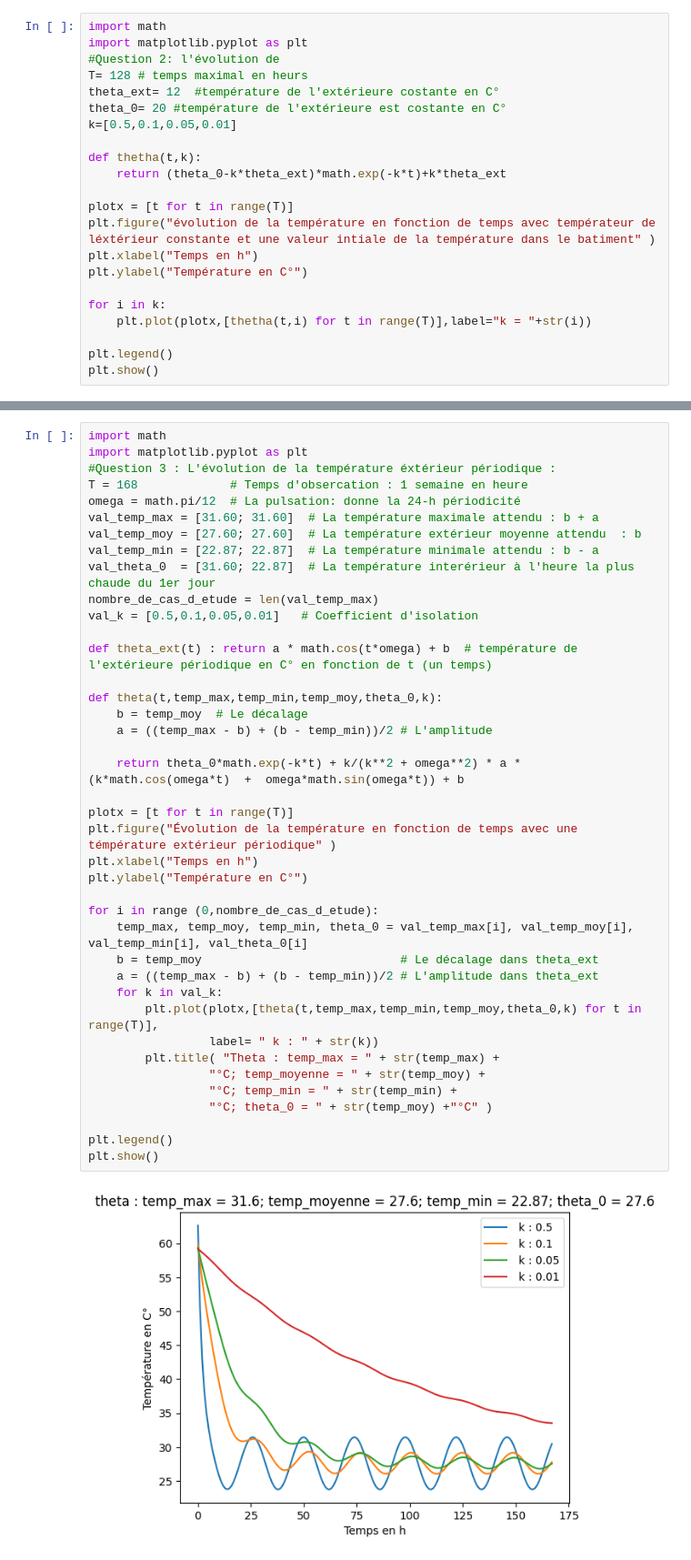
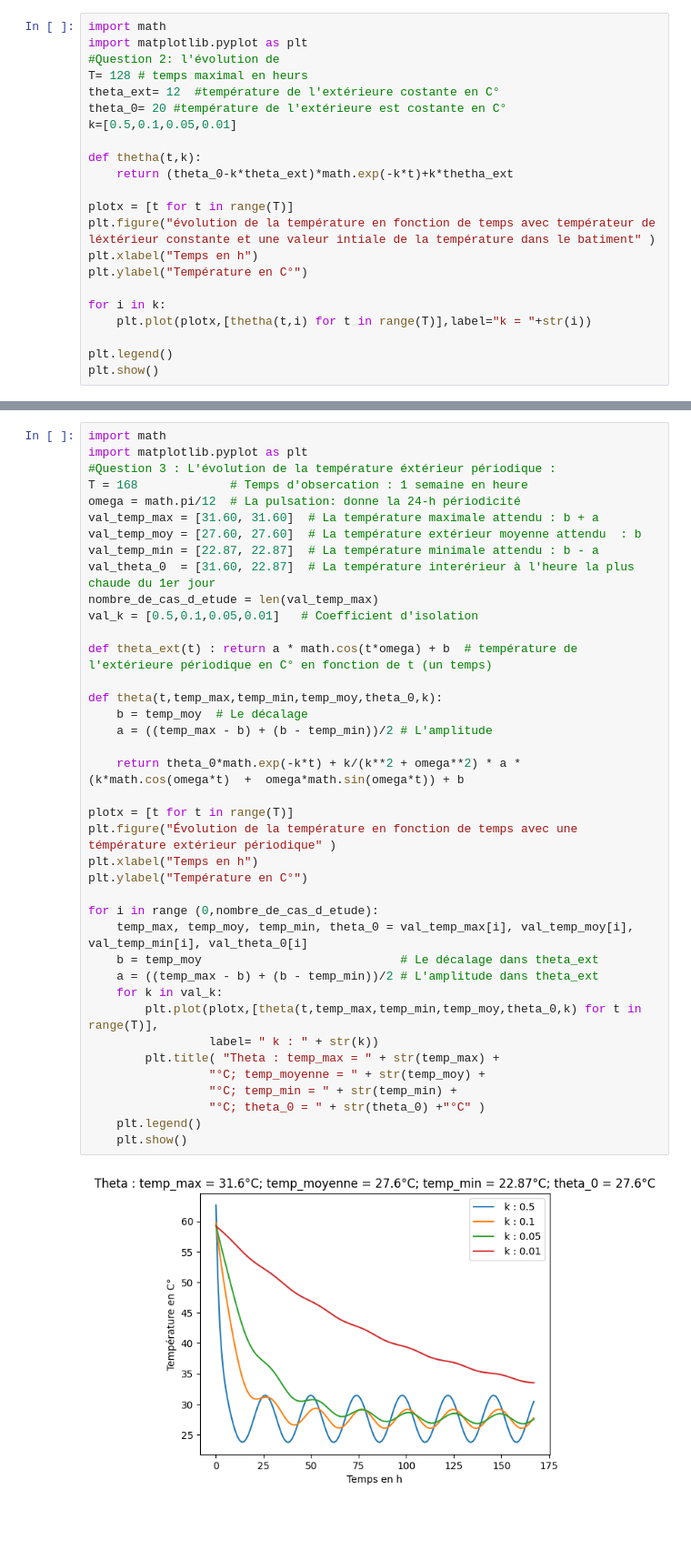
Before and after one commit to AyoubBarich/BuldingIsolationSim, a Jupyter notebook: main.ipynb, the cells around one changed output, grey strips where cells are left out. Shown: that part at 91% size. Saved outputs shown, nothing was run; the diff lists cells and outputs as text; blank space fills up the shorter version.

```diff
--- a/main.ipynb
+++ b/main.ipynb
@@ -8,7 +8,7 @@ theta_0= 20 #température de l'extérieure est costante en C°
 k=[0.5,0.1,0.05,0.01]
 
 def thetha(t,k):
-    return (theta_0-k*theta_ext)*math.exp(-k*t)+k*theta_ext
+    return (theta_0-k*theta_ext)*math.exp(-k*t)+k*thetha_ext
 
 plotx = [t for t in range(T)]
 plt.figure("évolution de la température en fonction de temps avec températeur de léxtérieur constante et une valeur intiale de la température dans le batiment" )
@@ -28,39 +28,38 @@ import matplotlib.pyplot as plt
 #Question 3 : L'évolution de la température éxtérieur périodique :
 T = 168             # Temps d'obsercation : 1 semaine en heure
 omega = math.pi/12  # La pulsation: donne la 24-h périodicité
-val_temp_max = [31.60; 31.60]  # La température maximale attendu : b + a
-val_temp_moy = [27.60; 27.60]  # La température extérieur moyenne attendu  : b
-val_temp_min = [22.87; 22.87]  # La température minimale attendu : b - a
-val_theta_0  = [31.60; 22.87]  # La température interérieur à l'heure la plus chaude du 1er jour
+val_temp_max = [31.60, 31.60]  # La température maximale attendu : b + a
+val_temp_moy = [27.60, 27.60]  # La température extérieur moyenne attendu  : b
+val_temp_min = [22.87, 22.87]  # La température minimale attendu : b - a
+val_theta_0  = [31.60, 22.87]  # La température interérieur à l'heure la plus chaude du 1er jour
 nombre_de_cas_d_etude = len(val_temp_max)
 val_k = [0.5,0.1,0.05,0.01]   # Coefficient d'isolation
 
 def theta_ext(t) : return a * math.cos(t*omega) + b  # température de l'extérieure périodique en C° en fonction de t (un temps)
 
 def theta(t,temp_max,temp_min,temp_moy,theta_0,k):
     b = temp_moy  # Le décalage
     a = ((temp_max - b) + (b - temp_min))/2 # L'amplitude
 
     return theta_0*math.exp(-k*t) + k/(k**2 + omega**2) * a * (k*math.cos(omega*t)  +  omega*math.sin(omega*t)) + b
 
 plotx = [t for t in range(T)]
 plt.figure("Évolution de la température en fonction de temps avec une témpérature extérieur périodique" )
 plt.xlabel("Temps en h")
 plt.ylabel("Température en C°")
 
 for i in range (0,nombre_de_cas_d_etude):
     temp_max, temp_moy, temp_min, theta_0 = val_temp_max[i], val_temp_moy[i], val_temp_min[i], val_theta_0[i]
     b = temp_moy                            # Le décalage dans theta_ext
     a = ((temp_max - b) + (b - temp_min))/2 # L'amplitude dans theta_ext
     for k in val_k:
         plt.plot(plotx,[theta(t,temp_max,temp_min,temp_moy,theta_0,k) for t in range(T)],
                  label= " k : " + str(k))
         plt.title( "Theta : temp_max = " + str(temp_max) +
                  "°C; temp_moyenne = " + str(temp_moy) +
                  "°C; temp_min = " + str(temp_min) +
-                 "°C; theta_0 = " + str(temp_moy) +"°C" )
-
-plt.legend()
-plt.show()
+                 "°C; theta_0 = " + str(theta_0) +"°C" )
+    plt.legend()
+    plt.show()
 # %% [output]
-[figure, old version]
+[figure, new version]
```
Also changed, not shown: parts of 1 cell of this notebook.
